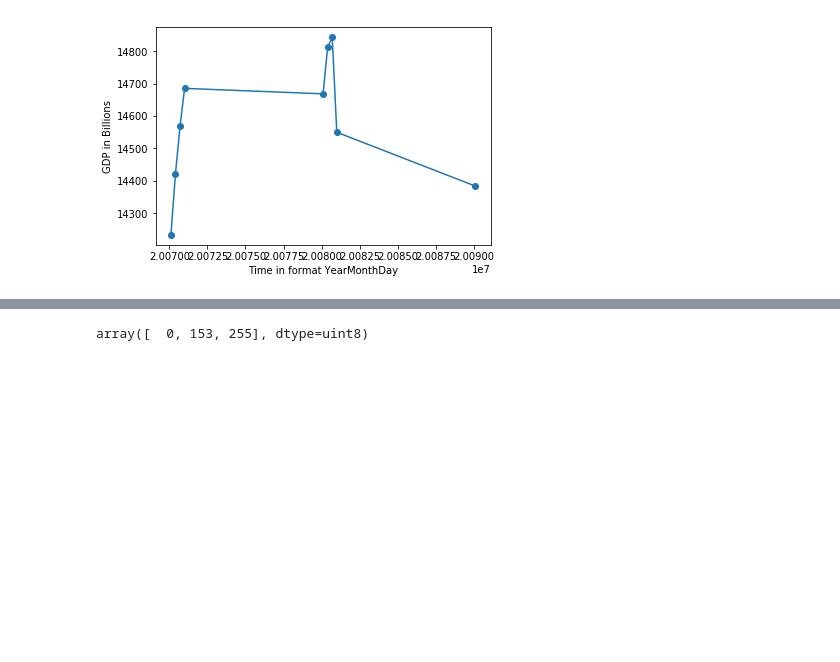
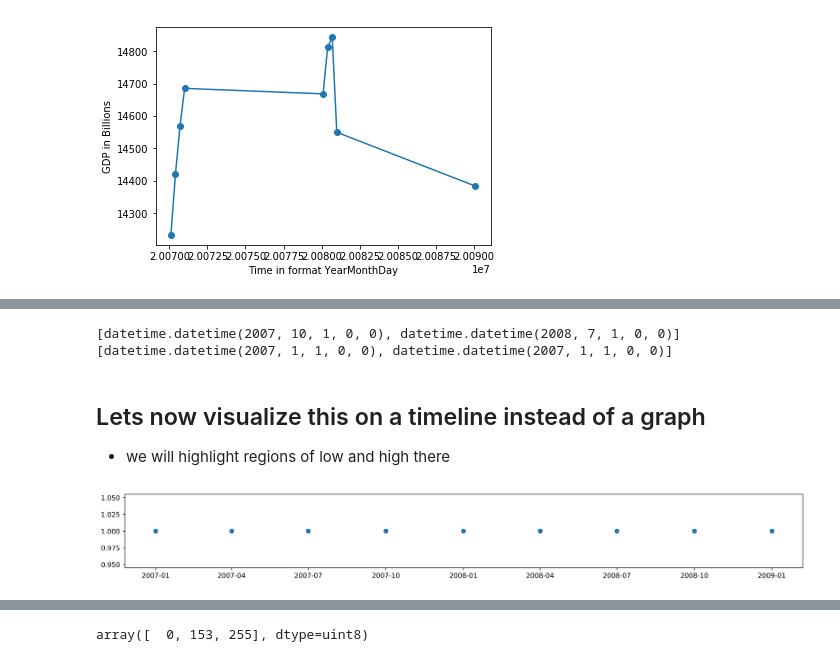
Before and after one commit to UIUC-iSchool-DataViz/spring2019online, a Jupyter notebook: week01/prep_notebook_week01_mine.ipynb, the cells around one changed output, grey strips where cells are left out. Drawn from its saved outputs; the diff is of its cells as text; code cells hidden in the pictures; blank space fills up the shorter version.

```diff
--- a/week01/prep_notebook_week01_mine.ipynb
+++ b/week01/prep_notebook_week01_mine.ipynb
@@ -298,0 +105,39 @@ data = np.array(Image.open("stitch_badness_level_reworked.png", "r"))
+# %%
+# now, for the sake of plotting, lets split up our data into dates of "high" GDP and dates of "low" GDP
+# and those that are just average or in the middle
+# first, lets turn our lists into arrays so that we can do this more easily
+gdp = np.array(gdp)
+date = np.array(date)
+#  this is a rather arbitrary split:
+gdp_high = 14600.0
+
+# now, lets grab the time min & max for when this occurs
+time_high = [(date[gdp >= gdp_high]).min(), (date[gdp >= gdp_high]).max()]
+
+# and same for low
+gdp_low = 14300.0
+time_low = [(date[gdp <= gdp_low]).min(), (date[gdp <= gdp_low]).max()]
+
+# lets take a quick look at them
+print(time_high)
+print(time_low)
+# alright, but this is sort of hard to see and understand really, lets see if we can do better
+# %% [output]
+[datetime.datetime(2007, 10, 1, 0, 0), datetime.datetime(2008, 7, 1, 0, 0)]
+[datetime.datetime(2007, 1, 1, 0, 0), datetime.datetime(2007, 1, 1, 0, 0)]
+# %% [markdown]
+## Lets now visualize this on a timeline instead of a graph
+* we will highlight regions of low and high there
+# %%
+# lets start by making a timeline that shows all the measurements and
+# also the range of low & high GDPs
+fig, ax = plt.subplots(figsize=(18,2), dpi=400) # this is just a fancier way of making plots
+
+# first, lets just make an empty plot
+ax.plot(date, [1]*len(date), marker='o', lw=0)
+# note: the [1]*len(time) here just plots everything on our timeline at a y-valeu of 1
+# lw=0 means no line
+
+plt.show()
+# %% [output]
+[figure, added]
```
Also changed, not shown: parts of 43 cells of this notebook, 3 other files.
